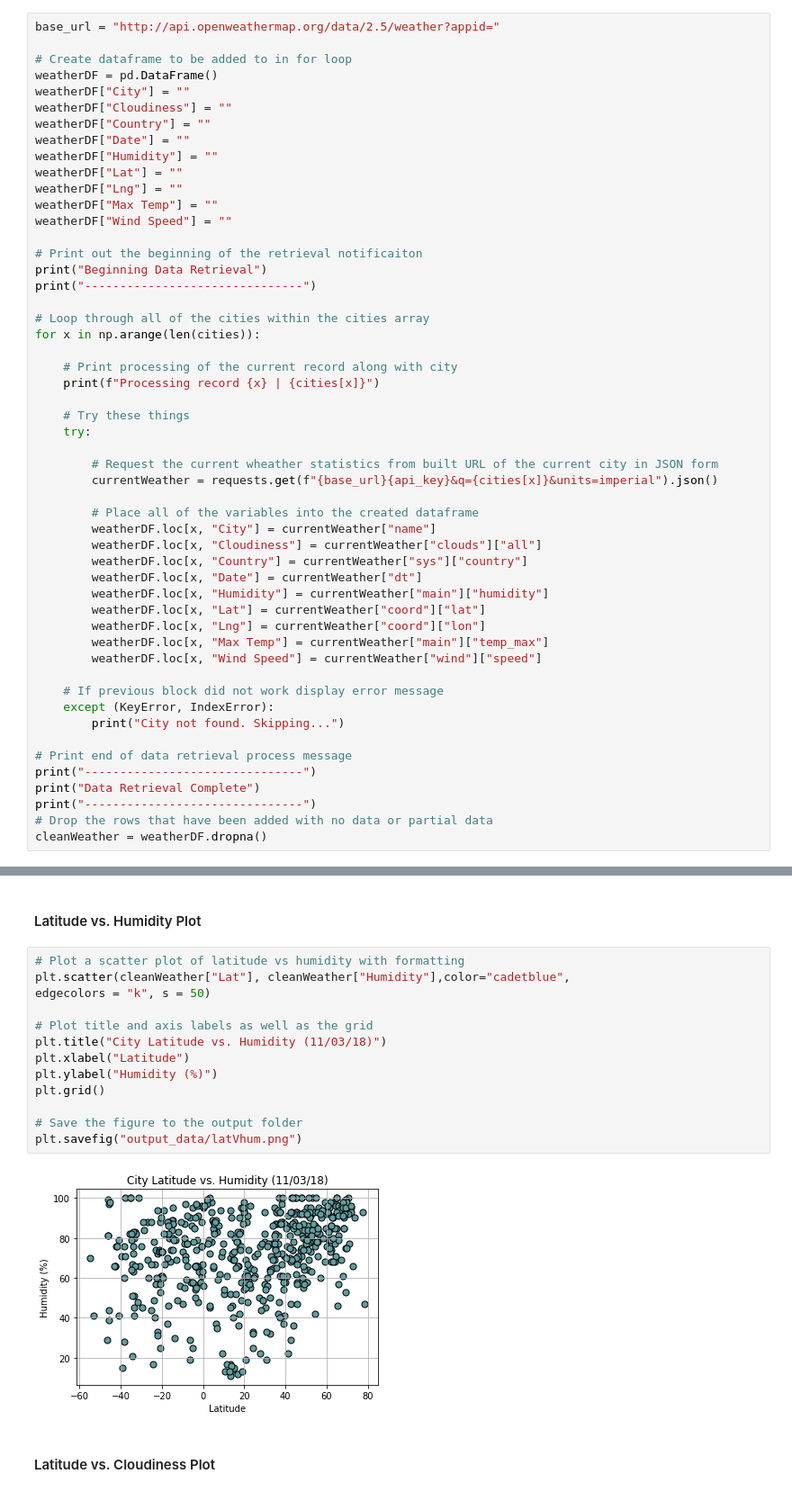
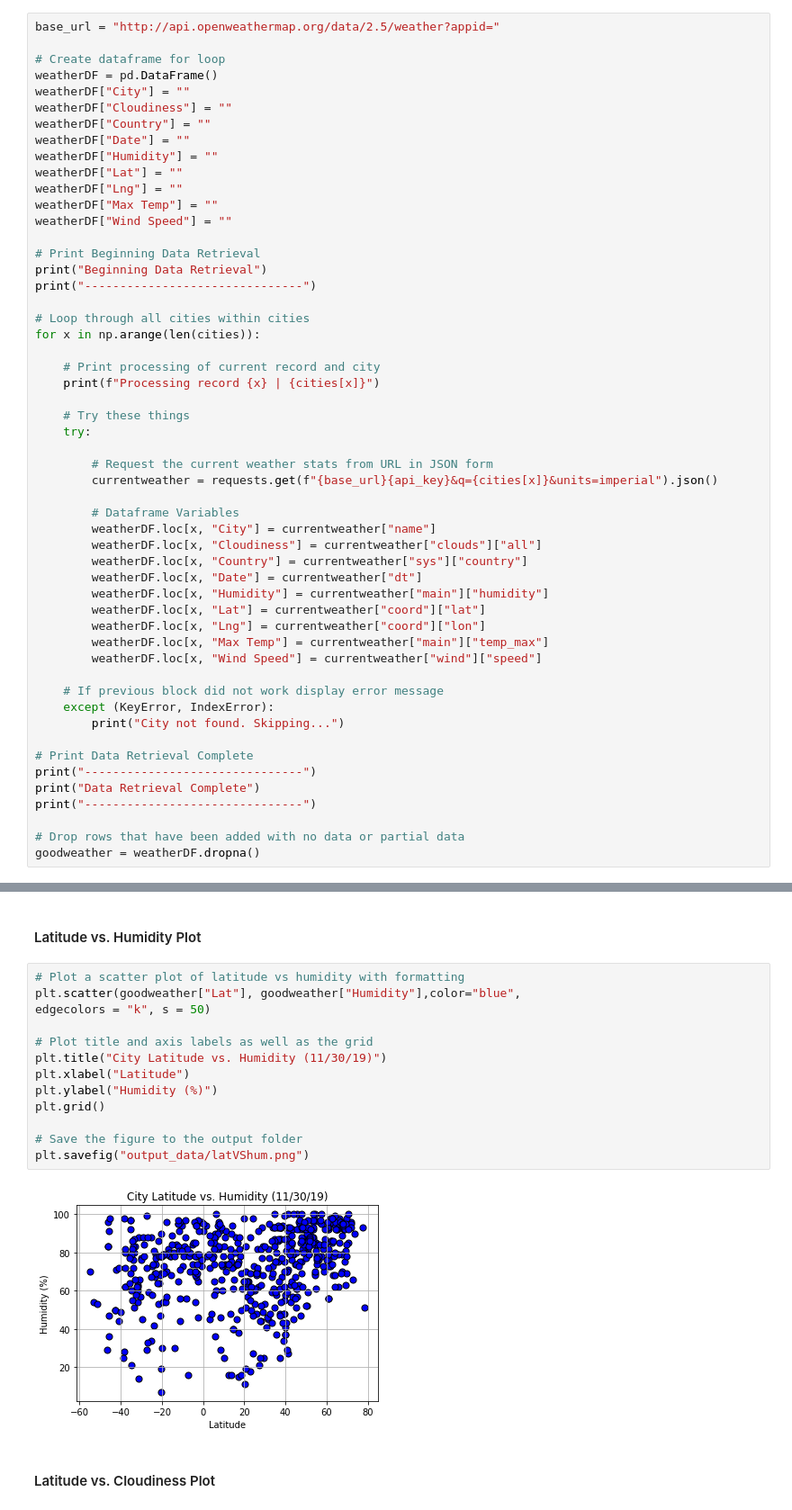
Before and after one commit to JaredMadris/python-api-challenge, a Jupyter notebook: WeatherPy.ipynb, the cells around one changed output, grey strips where cells are left out. Shown at 90% size. Cells and saved outputs as stored; diff of their text form.

```diff
--- a/WeatherPy.ipynb
+++ b/WeatherPy.ipynb
@@ -55,7 +55,7 @@ len(cities)
 # %%
 base_url = "http://api.openweathermap.org/data/2.5/weather?appid="
 
-# Create dataframe to be added to in for loop
+# Create dataframe for loop
 weatherDF = pd.DataFrame()
 weatherDF["City"] = ""
 weatherDF["Cloudiness"] = ""
@@ -67,43 +67,44 @@ weatherDF["Lng"] = ""
 weatherDF["Max Temp"] = ""
 weatherDF["Wind Speed"] = ""
 
-# Print out the beginning of the retrieval notificaiton
+# Print Beginning Data Retrieval
 print("Beginning Data Retrieval")
 print("-------------------------------")
 
-# Loop through all of the cities within the cities array
+# Loop through all cities within cities
 for x in np.arange(len(cities)):
 
-    # Print processing of the current record along with city
+    # Print processing of current record and city
     print(f"Processing record {x} | {cities[x]}")
 
     # Try these things
     try:
 
-        # Request the current wheather statistics from built URL of the current city in JSON form
-        currentWeather = requests.get(f"{base_url}{api_key}&q={cities[x]}&units=imperial").json()
+        # Request the current weather stats from URL in JSON form
+        currentweather = requests.get(f"{base_url}{api_key}&q={cities[x]}&units=imperial").json()
 
-        # Place all of the variables into the created dataframe
-        weatherDF.loc[x, "City"] = currentWeather["name"]
-        weatherDF.loc[x, "Cloudiness"] = currentWeather["clouds"]["all"]
-        weatherDF.loc[x, "Country"] = currentWeather["sys"]["country"]
-        weatherDF.loc[x, "Date"] = currentWeather["dt"]
-        weatherDF.loc[x, "Humidity"] = currentWeather["main"]["humidity"]
-        weatherDF.loc[x, "Lat"] = currentWeather["coord"]["lat"]
-        weatherDF.loc[x, "Lng"] = currentWeather["coord"]["lon"]
-        weatherDF.loc[x, "Max Temp"] = currentWeather["main"]["temp_max"]
-        weatherDF.loc[x, "Wind Speed"] = currentWeather["wind"]["speed"]
+        # Dataframe Variables
+        weatherDF.loc[x, "City"] = currentweather["name"]
+        weatherDF.loc[x, "Cloudiness"] = currentweather["clouds"]["all"]
+        weatherDF.loc[x, "Country"] = currentweather["sys"]["country"]
+        weatherDF.loc[x, "Date"] = currentweather["dt"]
+        weatherDF.loc[x, "Humidity"] = currentweather["main"]["humidity"]
+        weatherDF.loc[x, "Lat"] = currentweather["coord"]["lat"]
+        weatherDF.loc[x, "Lng"] = currentweather["coord"]["lon"]
+        weatherDF.loc[x, "Max Temp"] = currentweather["main"]["temp_max"]
+        weatherDF.loc[x, "Wind Speed"] = currentweather["wind"]["speed"]
 
     # If previous block did not work display error message
     except (KeyError, IndexError):
         print("City not found. Skipping...")
 
-# Print end of data retrieval process message
+# Print Data Retrieval Complete
 print("-------------------------------")
 print("Data Retrieval Complete")
 print("-------------------------------")
-# Drop the rows that have been added with no data or partial data
-cleanWeather = weatherDF.dropna()
+
+# Drop rows that have been added with no data or partial data
+goodweather = weatherDF.dropna()
 # %% [output]
 Beginning Data Retrieval
 -------------------------------
@@ -176,19 +178,19 @@ plt.savefig("output_data/latVtemp.png")
 #### Latitude vs. Humidity Plot
 # %%
 # Plot a scatter plot of latitude vs humidity with formatting
-plt.scatter(cleanWeather["Lat"], cleanWeather["Humidity"],color="cadetblue",
+plt.scatter(goodweather["Lat"], goodweather["Humidity"],color="blue",
 edgecolors = "k", s = 50)
 
 # Plot title and axis labels as well as the grid
-plt.title("City Latitude vs. Humidity (11/03/18)")
+plt.title("City Latitude vs. Humidity (11/30/19)")
 plt.xlabel("Latitude")
 plt.ylabel("Humidity (%)")
 plt.grid()
 
 # Save the figure to the output folder
-plt.savefig("output_data/latVhum.png")
+plt.savefig("output_data/latVShum.png")
 # %% [output]
-[figure, old version]
+[figure, new version]
 # %% [markdown]
 #### Latitude vs. Cloudiness Plot
 # %%
```
Also changed, not shown: parts of 7 cells of this notebook, 5 other files.
